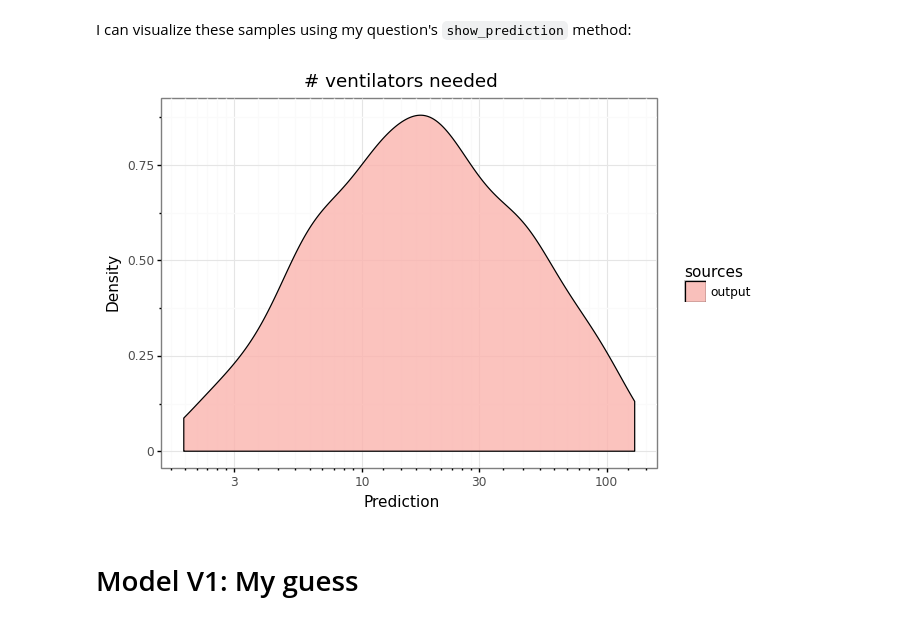
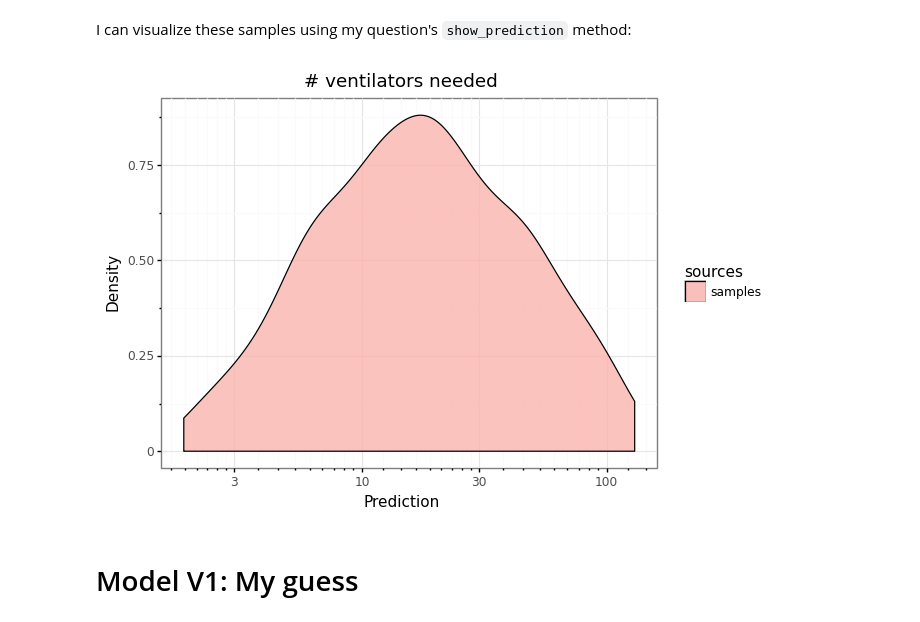
Before and after one commit to oughtinc/ergo, a Jupyter notebook: notebooks/build/el-paso-workflow.ipynb, the cells around one changed output. Drawn from its saved outputs; the diff is of its cells as text; code cells hidden in the pictures.

```diff
--- a/notebooks/build/el-paso-workflow.ipynb
+++ b/notebooks/build/el-paso-workflow.ipynb
@@ -123,9 +123,9 @@ I'll build up complex models by composing samplers.
 # %% [markdown]
 I can visualize these samples using my question's `show_prediction` method:
 # %%
-ventilators_question.show_prediction(samples)
+ventilators_question.show_prediction(samples["output"])
 # %% [output]
-[figure, old version]
+[figure, new version]
 # %% [markdown]
 # Model V1: My guess
 # %% [markdown]
```
Also changed, not shown: parts of 26 cells of this notebook, 1 other file.
